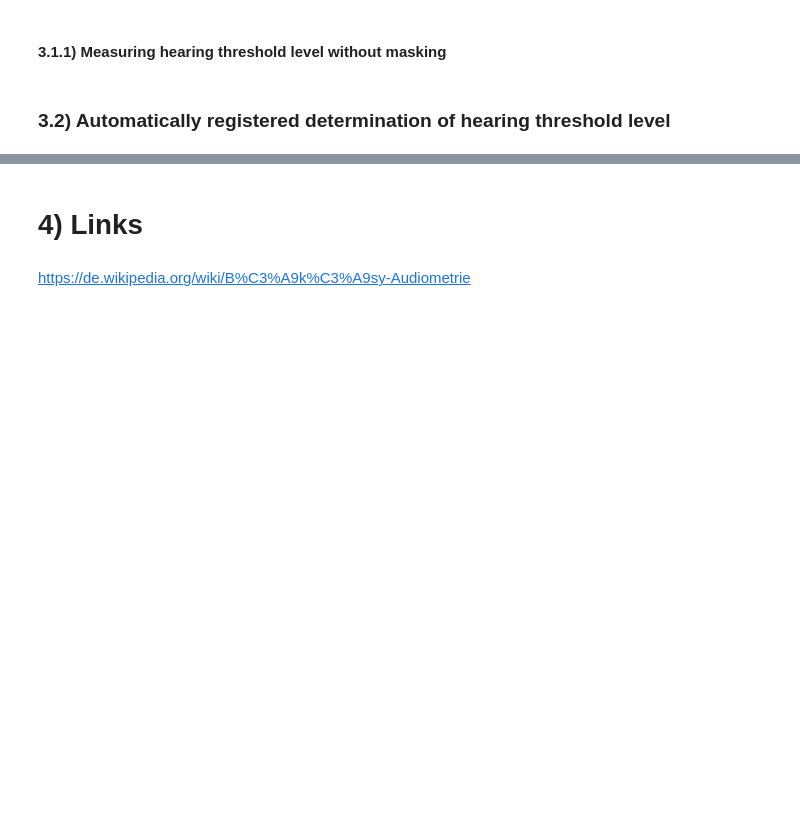
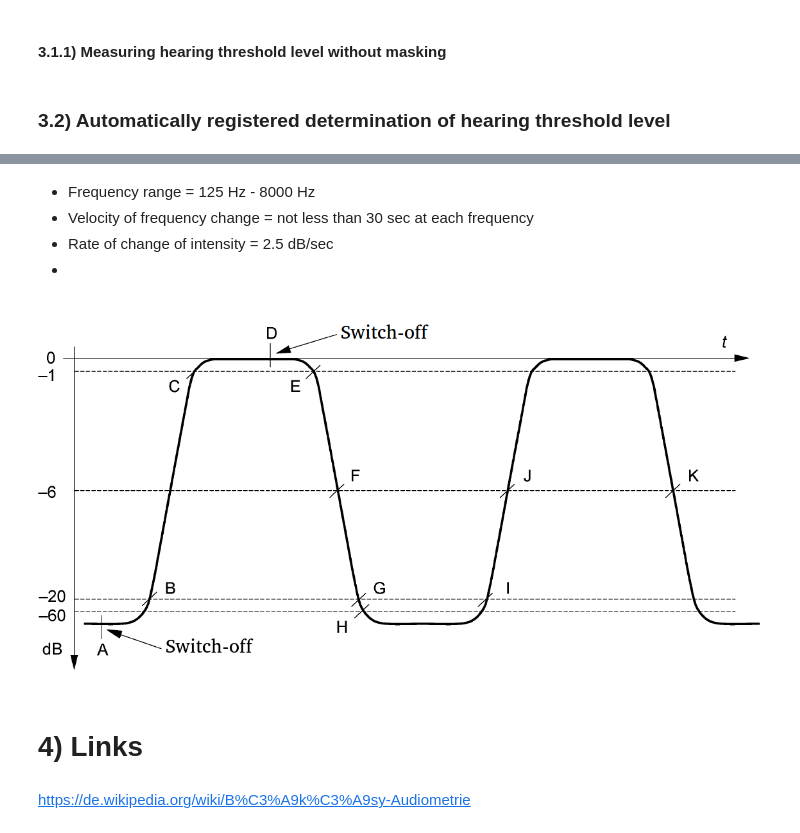
Before and after one commit to spatialaudio/audiometer, a Jupyter notebook: docu_audiometer.ipynb, the cells around one changed output, grey strips where cells are left out. Drawn from its saved outputs; the diff is of its cells as text; code cells hidden in the pictures; blank space fills up the shorter version.

```diff
--- a/docu_audiometer.ipynb
+++ b/docu_audiometer.ipynb
@@ -34,3 +36,13 @@ Instructions:
+# %% [markdown]
+* Frequency range = 125 Hz - 8000 Hz
+* Velocity of frequency change = not less than 30 sec at each frequency
+* Rate of change of intensity = 2.5 dB/sec
+*
+# %%
+from IPython.display import Image
+Image(filename='envelope_of_pulsed_tones.png')
+# %% [output]
+[figure, added]
 # %% [markdown]
 # 4) Links
 # %% [markdown]
```
Also changed, not shown: parts of 2 cells of this notebook.
